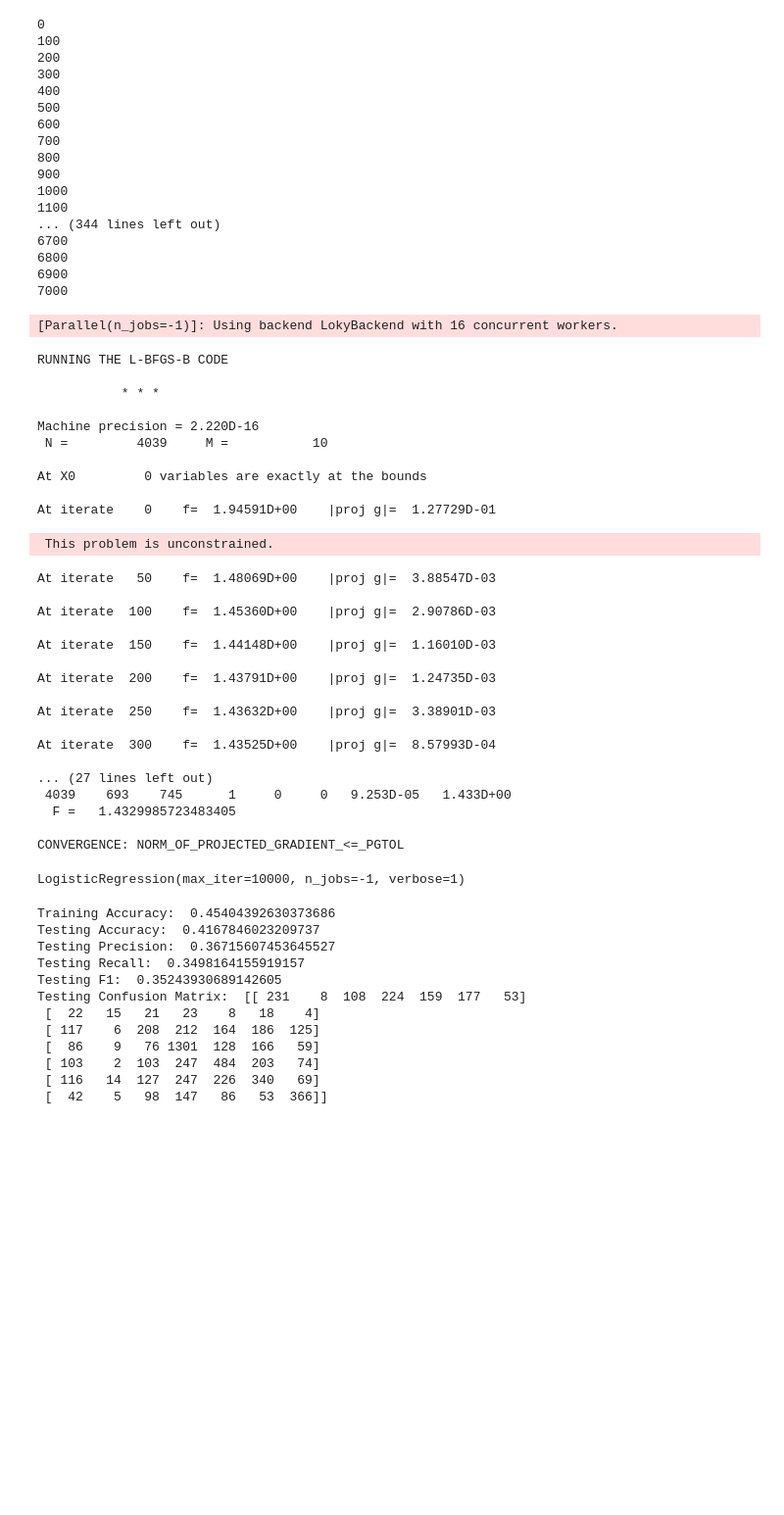
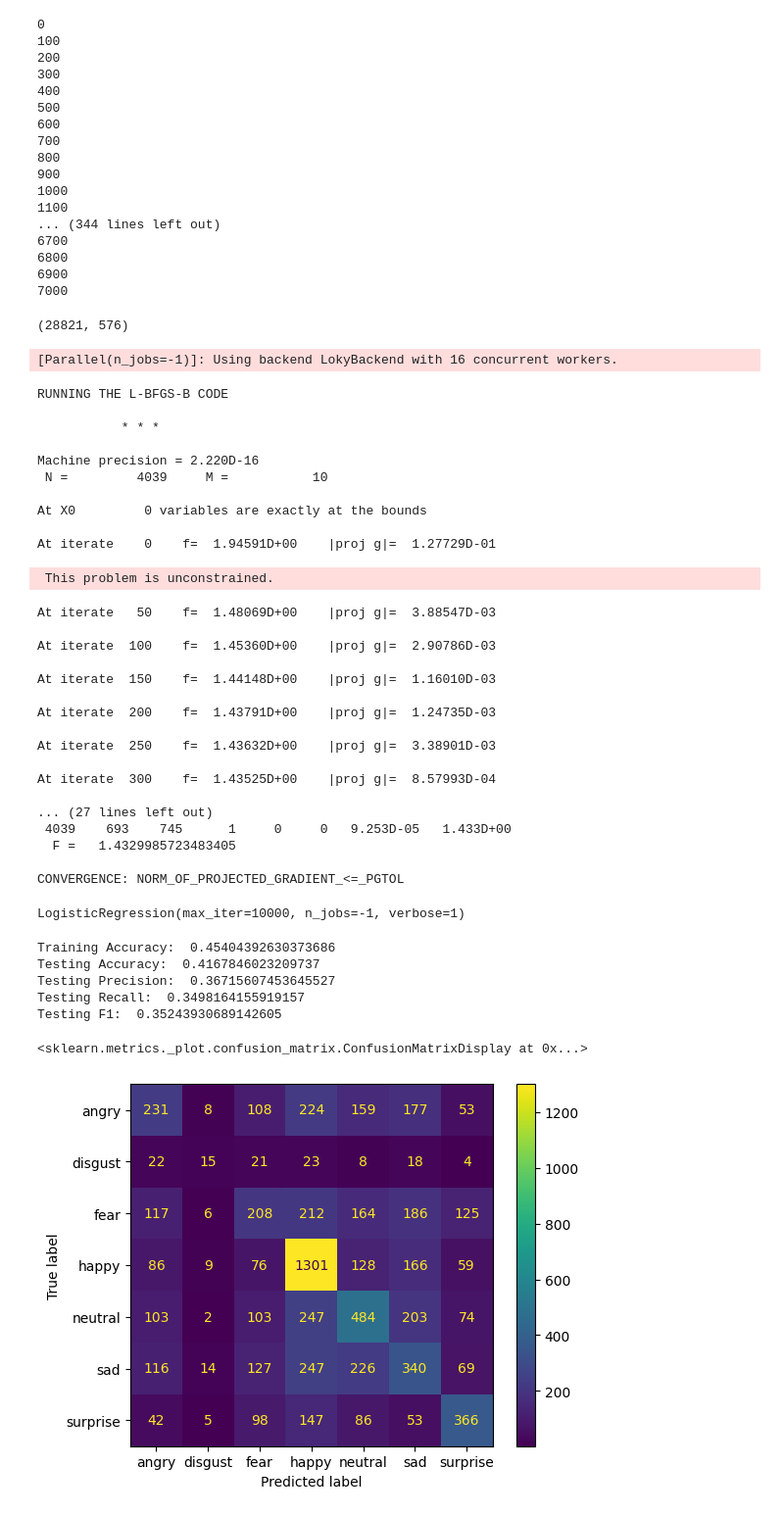
Before and after one commit to e019chen/facial-expression-recognition, a Jupyter notebook: hog_mlr.ipynb, the cells around one changed output. Shown at 98% size. Drawn from its saved outputs; the diff is of its cells as text; code cells hidden in the pictures; blank space fills up the shorter version.

```diff
--- a/hog_mlr.ipynb
+++ b/hog_mlr.ipynb
@@ -264,70 +268,71 @@ train_y = np.load("face-expression-recognition-dataset/train_y.npy")
 test_x_hog = np.load("face-expression-recognition-dataset/test_x_hog.npy")
 test_y = np.load("face-expression-recognition-dataset/test_y.npy")
 
+print(train_x_hog.shape)
+
 # pca = PCA(n_components=10)
 
 # train_x_pca = pca.fit_transform(train_x)
 
 log_reg = LogisticRegression(max_iter=10000, verbose=1, n_jobs=-1)
-log_reg.fit(train_x, train_y)
+log_reg.fit(train_x_hog, train_y)
 # %% [output]
-[Parallel(n_jobs=-1)]: Using backend LokyBackend with 16 concurrent workers.
+(28821, 576)
-RUNNING THE L-BFGS-B CODE
-
-           * * *
-
-Machine precision = 2.220D-16
- N =         4039     M =           10
-
-At X0         0 variables are exactly at the bounds
-
-At iterate    0    f=  1.94591D+00    |proj g|=  1.27729D-01
+[Parallel(n_jobs=-1)]: Using backend LokyBackend with 16 concurrent workers.
- This problem is unconstrained.
+RUNNING THE L-BFGS-B CODE
+
+           * * *
+
+Machine precision = 2.220D-16
+ N =         4039     M =           10
+
+At X0         0 variables are exactly at the bounds
+
+At iterate    0    f=  1.94591D+00    |proj g|=  1.27729D-01
-At iterate   50    f=  1.48069D+00    |proj g|=  3.88547D-03
-
-At iterate  100    f=  1.45360D+00    |proj g|=  2.90786D-03
-
-At iterate  150    f=  1.44148D+00    |proj g|=  1.16010D-03
-
-At iterate  200    f=  1.43791D+00    |proj g|=  1.24735D-03
-
-At iterate  250    f=  1.43632D+00    |proj g|=  3.38901D-03
-
-At iterate  300    f=  1.43525D+00    |proj g|=  8.57993D-04
-
-... (27 lines left out)
- 4039    693    745      1     0     0   9.253D-05   1.433D+00
-  F =   1.4329985723483405
-
-CONVERGENCE: NORM_OF_PROJECTED_GRADIENT_<=_PGTOL
+ This problem is unconstrained.
-LogisticRegression(max_iter=10000, n_jobs=-1, verbose=1)
+At iterate   50    f=  1.48069D+00    |proj g|=  3.88547D-03
+
+At iterate  100    f=  1.45360D+00    |proj g|=  2.90786D-03
+
+At iterate  150    f=  1.44148D+00    |proj g|=  1.16010D-03
+
+At iterate  200    f=  1.43791D+00    |proj g|=  1.24735D-03
+
+At iterate  250    f=  1.43632D+00    |proj g|=  3.38901D-03
+
+At iterate  300    f=  1.43525D+00    |proj g|=  8.57993D-04
+
+... (27 lines left out)
+ 4039    693    745      1     0     0   9.253D-05   1.433D+00
+  F =   1.4329985723483405
+
+CONVERGENCE: NORM_OF_PROJECTED_GRADIENT_<=_PGTOL
+LogisticRegression(max_iter=10000, n_jobs=-1, verbose=1)
 # %%
 
 train_acc = log_reg.score(train_x_hog, train_y)
 print("Training Accuracy: ", train_acc)
 
 test_y_pred = log_reg.predict(test_x_hog)
 
 test_acc = metrics.accuracy_score(test_y, test_y_pred)
 test_prec = metrics.precision_score(test_y, test_y_pred, average='macro')
 test_rec = metrics.recall_score(test_y, test_y_pred, average='macro')
 test_f1 = metrics.f1_score(test_y, test_y_pred, average='macro')
 test_confusion = metrics.confusion_matrix(test_y, test_y_pred)
 print("Testing Accuracy: ", test_acc)
 print("Testing Precision: ", test_prec)
 print("Testing Recall: ", test_rec)
 print("Testing F1: ", test_f1)
-print("Testing Confusion Matrix: ", test_confusion)
+# print("Testing Confusion Matrix: ", test_confusion)
+
+disp = metrics.ConfusionMatrixDisplay(test_confusion, display_labels=folders)
+disp.plot()
 # %% [output]
 Training Accuracy:  0.45404392630373686
 Testing Accuracy:  0.4167846023209737
 Testing Precision:  0.36715607453645527
 Testing Recall:  0.3498164155919157
 Testing F1:  0.35243930689142605
-Testing Confusion Matrix:  [[ 231    8  108  224  159  177   53]
- [  22   15   21   23    8   18    4]
- [ 117    6  208  212  164  186  125]
- [  86    9   76 1301  128  166   59]
- [ 103    2  103  247  484  203   74]
- [ 116   14  127  247  226  340   69]
- [  42    5   98  147   86   53  366]]
+<sklearn.metrics._plot.confusion_matrix.ConfusionMatrixDisplay at 0x...>
+[figure, added]
```
Also changed, not shown: parts of 4 cells of this notebook.
